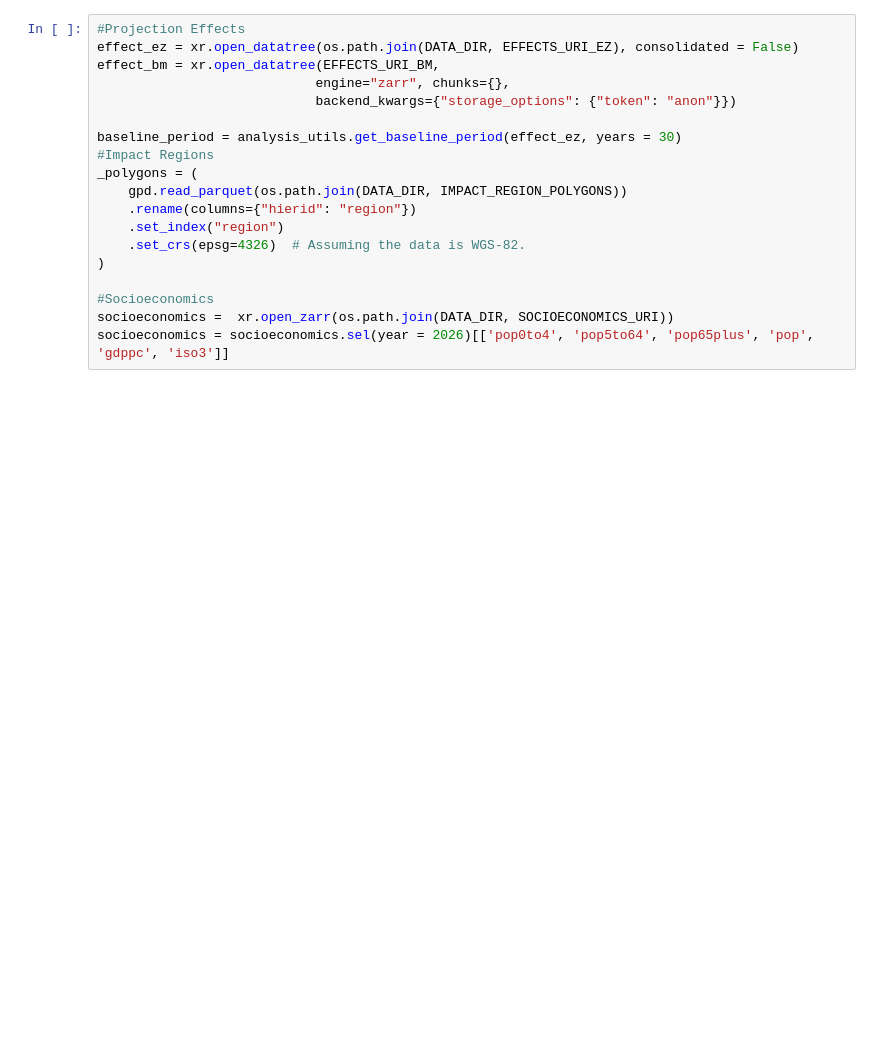
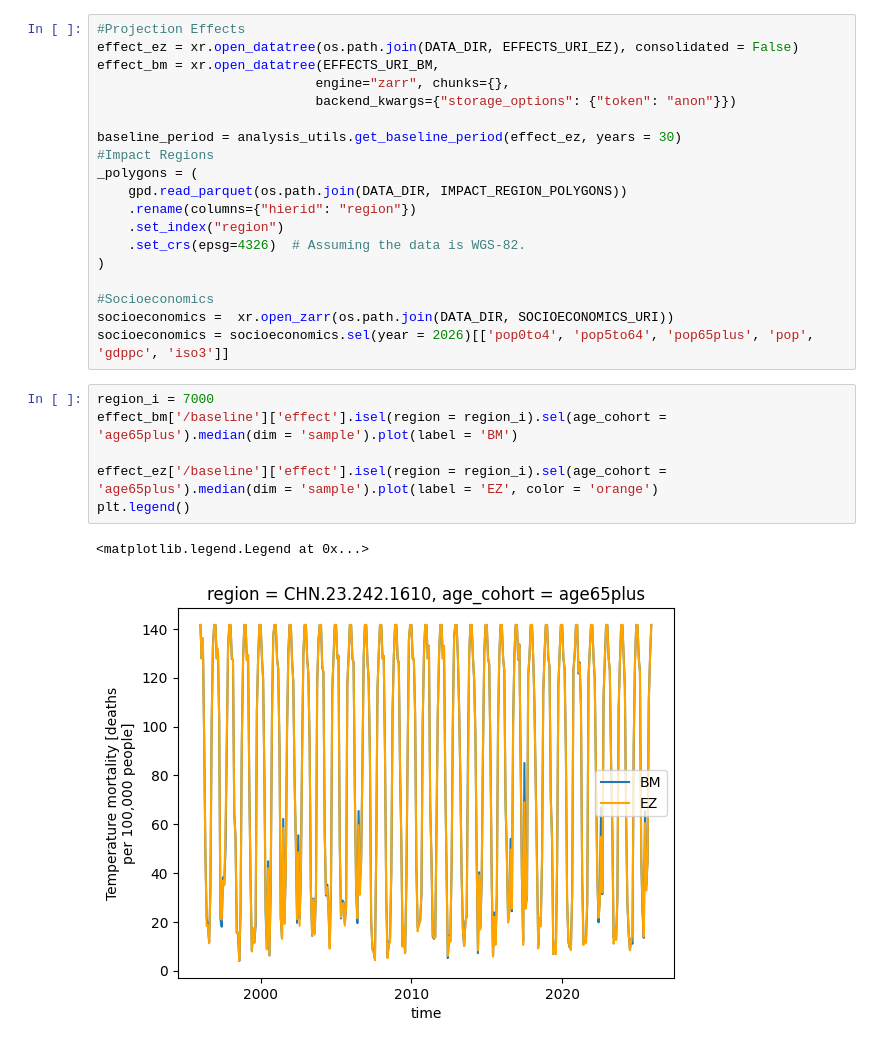
Before and after one commit to ezuetell/poreallas, a Jupyter notebook: analysis/v01_effect_comparison.ipynb, the cells around one changed output. Cells and saved outputs as stored; diff of their text form; blank space fills up the shorter version.

```diff
--- a/analysis/v01_effect_comparison.ipynb
+++ b/analysis/v01_effect_comparison.ipynb
@@ -45,4 +45,13 @@ _polygons = (
 #Socioeconomics
 socioeconomics =  xr.open_zarr(os.path.join(DATA_DIR, SOCIOECONOMICS_URI))
 socioeconomics = socioeconomics.sel(year = 2026)[['pop0to4', 'pop5to64', 'pop65plus', 'pop', 'gdppc', 'iso3']]
+# %%
+region_i = 7000
+effect_bm['/baseline']['effect'].isel(region = region_i).sel(age_cohort = 'age65plus').median(dim = 'sample').plot(label = 'BM')
+
+effect_ez['/baseline']['effect'].isel(region = region_i).sel(age_cohort = 'age65plus').median(dim = 'sample').plot(label = 'EZ', color = 'orange')
+plt.legend()
+# %% [output]
+<matplotlib.legend.Legend at 0x...>
+[figure, added]
 # %%
```
Also changed, not shown: parts of 11 cells of this notebook.
